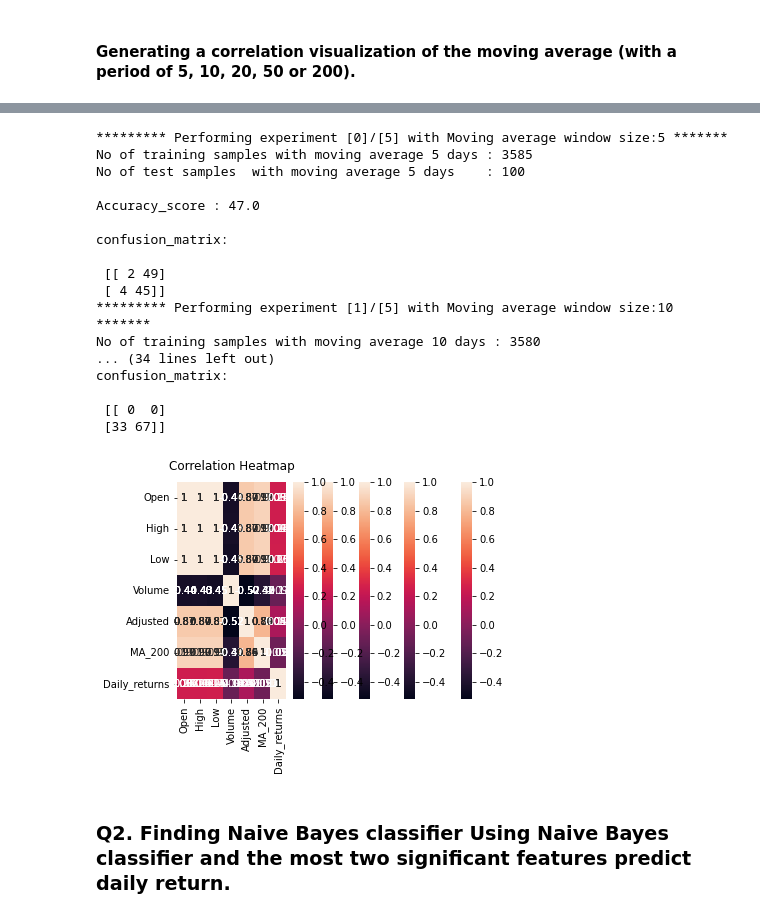
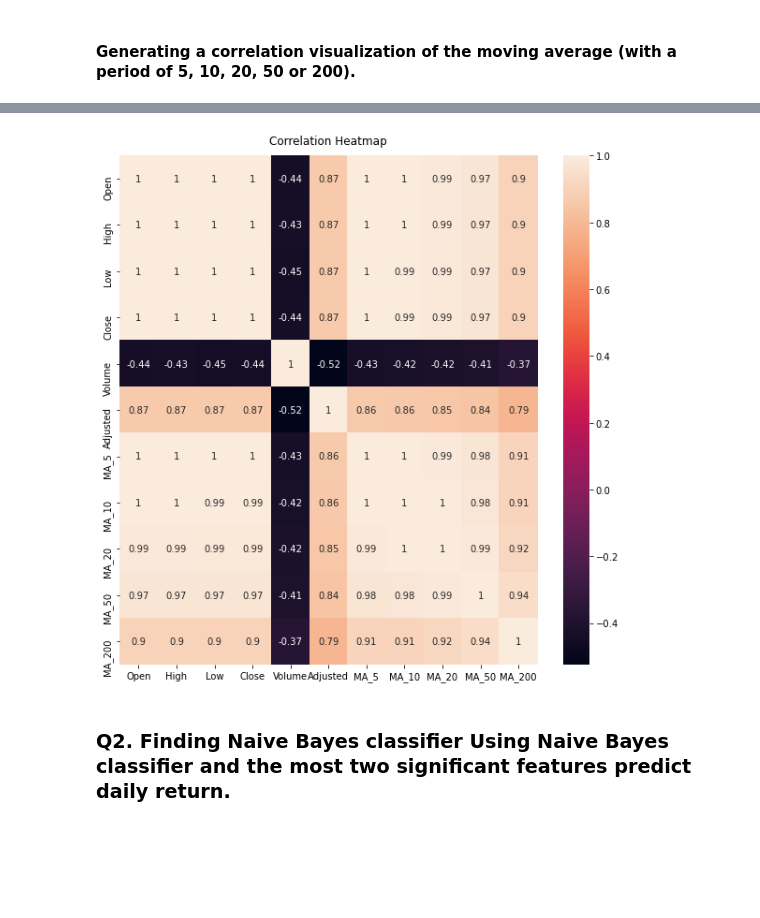
Before and after one commit to VedasriNakka/ML-DM, a Jupyter notebook: week4-ml/W4_ML&DM_vedasri.ipynb, the cells around one changed output, grey strips where cells are left out. Saved outputs shown, nothing was run; the diff lists cells and outputs as text; code cells hidden in the pictures; blank space fills up the shorter version.

```diff
--- a/week4-ml/W4_ML&DM_vedasri.ipynb
+++ b/week4-ml/W4_ML&DM_vedasri.ipynb
@@ -229,71 +225,12 @@ df_raw.head(20)
 | 17 | 2007-01-29 | 97.699997 | 98.660004 | 97.449997 | 98.540001 | 7294800 | 63.951797 | 97.596001 | 98.155000 | NaN | NaN | ... |
 | 18 | 2007-01-30 | 98.570000 | 99.449997 | 98.500000 | 99.370003 | 7177900 | 64.490479 | 98.054001 | 98.010000 | NaN | NaN | ... |
 | 19 | 2007-01-31 | 98.800003 | 99.480003 | 98.349998 | 99.150002 | 6432600 | 64.347694 | 98.404001 | 97.923001 | 98.446 | NaN | ... |
-# %%
-pd.set_option('mode.chained_assignment',None)
-
-Windows = [5, 10, 20, 50, 200]
-for i, Window in enumerate(Windows):
-
-    print("********* Performing experiment [{}]/[{}] with Moving average window size:"
-          "{} *******".format(i, len(Windows), Window))
-    feat = 'MA_{}'.format(Window)
-    df_new_MA = df_raw[["Open", "High", "Low",  "Volume", "Adjusted", feat]]
-    df_new_MA['Daily_returns'] = 100*((df_new_MA[feat] - df_new_MA[feat].shift())/ df_new_MA[feat].shift())
-
-    conditions = [(df_new_MA['Daily_returns'] >= 0.0),(df_new_MA['Daily_returns'] < 0.0)]
-    values = ['Up', 'Down']
-    df_new_MA['Decision'] = np.select(conditions, values)
-
-    df_new_MA.loc[df_new_MA['Decision'] == 'Up', 'Decision']=1
-    df_new_MA.loc[df_new_MA['Decision'] == 'Down', 'Decision']=0
-
-    heat_map_IBM_MA = sns.heatmap(df_new_MA.corr(), annot=True);
-    heat_map_IBM_MA.set_title('Correlation Heatmap', fontdict={'fontsize':12}, pad=12);
-
-    # remove the fews row, since it is not possible to calculate
-    # daily return with moving average of initial days
-    df_new_MA = df_new_MA[Window:]
-    df_new_MA.head(8)
-    le = preprocessing.LabelEncoder()
-    decision_MA = le.fit(df_new_MA["Decision"].shift(-1))
-    decision_MA = le.transform(df_new_MA["Decision"].shift(-1))
-    #print(tabulate(df_new_MA.head(10), headers='keys', tablefmt='psql'))
-
-    xd_train_IBM_MA =  df_new_MA[:-102]
-    xd_test_IBM_MA  =  df_new_MA[-102:-2]
-
-    yd_train_IBM_MA =  decision_MA[:-102]
-    yd_test_IBM_MA  =  decision_MA[-102:-2]
-
-    print("No of training samples with moving average {} days : {}".format(Window,len(xd_train_IBM_MA)))
-    print("No of test samples  with moving average {} days    : {}\n".format(Window, len(xd_test_IBM_MA)))
-
-    clf.fit(xd_train_IBM_MA, yd_train_IBM_MA)
-    yd_pred_IBM_MA = clf.predict(xd_test_IBM_MA)
-    acc = accuracy_score(yd_test_IBM_MA, yd_pred_IBM_MA)
-
-    print("Accuracy_score :", 100 * acc)
-    print("\nconfusion_matrix: \n\n", confusion_matrix(yd_test_IBM_MA, yd_pred_IBM_MA))
-# %% [output]
-********* Performing experiment [0]/[5] with Moving average window size:5 *******
-No of training samples with moving average 5 days : 3585
-No of test samples  with moving average 5 days    : 100
-
-Accuracy_score : 47.0
-
-confusion_matrix:
-
- [[ 2 49]
- [ 4 45]]
-********* Performing experiment [1]/[5] with Moving average window size:10 *******
-No of training samples with moving average 10 days : 3580
-... (34 lines left out)
-confusion_matrix:
-
- [[ 0  0]
- [33 67]]
-[figure, removed]
+# %%
+fig, ax = plt.subplots(figsize=(10,10))
+heat_map_IBM = sns.heatmap(df_raw.corr(), annot=True);
+heat_map_IBM.set_title('Correlation Heatmap', fontdict={'fontsize':12}, pad=12);
+# %% [output]
+[figure, added]
 # %% [markdown]
 ### Q2. Finding Naive Bayes classifier Using Naive Bayes classifier and the most two significant features predict daily return.
 # %%
```
Also changed, not shown: parts of 21 cells of this notebook, 1 other file.
